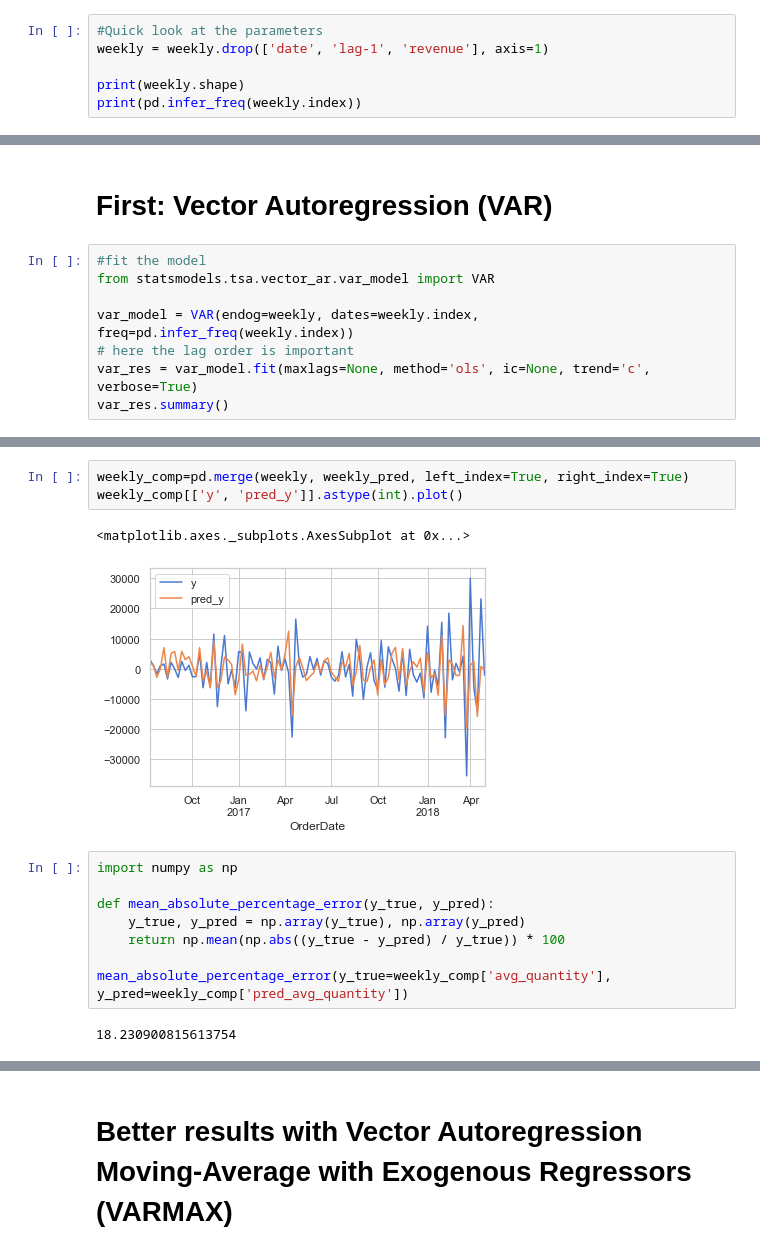
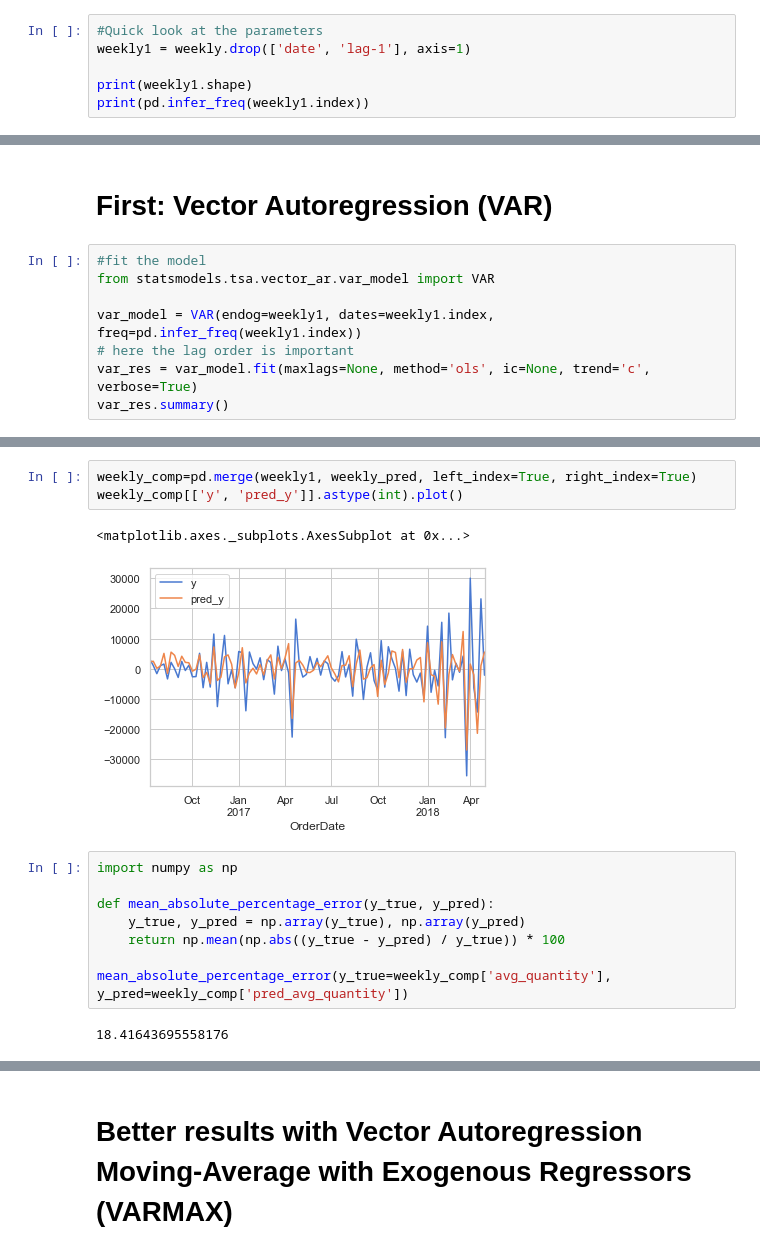
Before and after one commit to JGruettner/comprehensive_crm, a Jupyter notebook: Forecast_Multivari.ipynb, the cells around one changed output, grey strips where cells are left out. Drawn from its saved outputs; the diff is of its cells as text.

```diff
--- a/Forecast_Multivari.ipynb
+++ b/Forecast_Multivari.ipynb
@@ -202,8 +202,8 @@ pyoff.iplot(fig)
 [interactive output not drawn]
 # %%
 #Quick look at the parameters
-weekly = weekly.drop(['date', 'lag-1', 'revenue'], axis=1)
+weekly1 = weekly.drop(['date', 'lag-1'], axis=1)
 
-print(weekly.shape)
-print(pd.infer_freq(weekly.index))
+print(weekly1.shape)
+print(pd.infer_freq(weekly1.index))
 # %% [output]
@@ -215,7 +215,7 @@ print(pd.infer_freq(weekly.index))
 #fit the model
 from statsmodels.tsa.vector_ar.var_model import VAR
 
-var_model = VAR(endog=weekly, dates=weekly.index, freq=pd.infer_freq(weekly.index))
+var_model = VAR(endog=weekly1, dates=weekly1.index, freq=pd.infer_freq(weekly1.index))
 # here the lag order is important
 var_res = var_model.fit(maxlags=None, method='ols', ic=None, trend='c', verbose=True)
 var_res.summary()
@@ -275,9 +275,9 @@ weekly_pred.head(5)
 # %%
-weekly_comp=pd.merge(weekly, weekly_pred, left_index=True, right_index=True)
+weekly_comp=pd.merge(weekly1, weekly_pred, left_index=True, right_index=True)
 weekly_comp[['y', 'pred_y']].astype(int).plot()
 # %% [output]
 <matplotlib.axes._subplots.AxesSubplot at 0x...>
-[figure, old version]
+[figure, new version]
 # %%
 import numpy as np
 
@@ -287,4 +287,4 @@ def mean_absolute_percentage_error(y_true, y_pred):
 
 mean_absolute_percentage_error(y_true=weekly_comp['avg_quantity'], y_pred=weekly_comp['pred_avg_quantity'])
 # %% [output]
-18.230900815613754
+18.41643695558176
```
Also changed, not shown: parts of 18 cells of this notebook, 1 other file.
